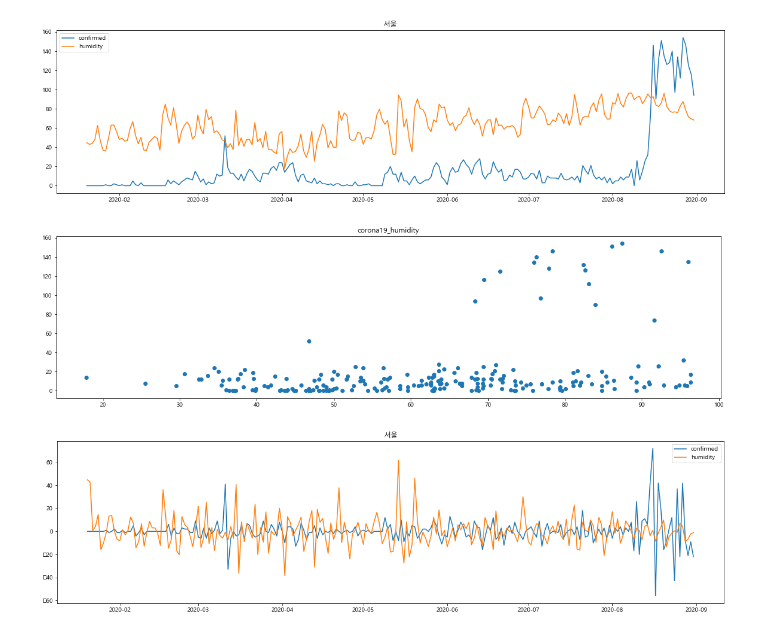
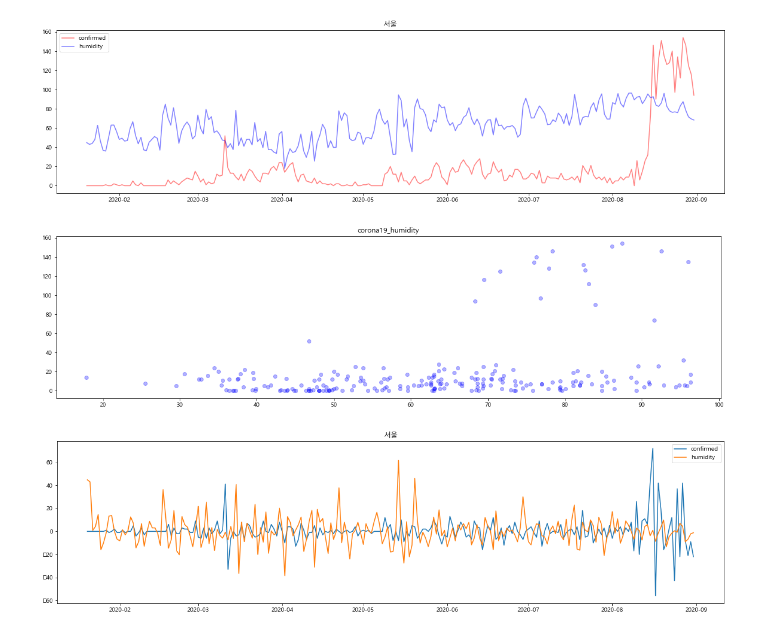
Before and after one commit to leeisack/project_AI_AMONG_US, a Jupyter notebook: sia_proj/corona.ipynb, the cells around one changed output. Cells and saved outputs as stored; diff of their text form; code cells hidden in the pictures.

```diff
--- a/sia_proj/corona.ipynb
+++ b/sia_proj/corona.ipynb
@@ -47,25 +47,25 @@ seoul_humidity = seoul_humidity.drop(seoul_humidity.index[-1:-6:-1])
 # %%
 import matplotlib.pyplot as plt
 from matplotlib import font_manager, rc
 
 font_name = font_manager.FontProperties(fname="c:/Windows/Fonts/malgun.ttf").get_name()
 rc('font', family=font_name)
 
 plt.figure(figsize=(20, 5))
-plt.plot(seoul_confirmed['date'], seoul_confirmed['confirmed'], label='confirmed')
-plt.plot(seoul_humidity['date'], seoul_humidity['avg_relative_humidity'], label = 'humidity')
+plt.plot(seoul_confirmed['date'], seoul_confirmed['confirmed'], label='confirmed', c = 'r', alpha = 0.5)
+plt.plot(seoul_humidity['date'], seoul_humidity['avg_relative_humidity'], label = 'humidity', c = 'b', alpha = 0.5)
 plt.title("서울")
 plt.legend()
 plt.show()
 # %% [output]
-[figure, old version]
+[figure, new version]
 # %%
 plt.figure(figsize=(20, 5))
-plt.scatter(seoul_humidity['avg_relative_humidity'], seoul_confirmed['confirmed'])
+plt.scatter(seoul_humidity['avg_relative_humidity'], seoul_confirmed['confirmed'], c = 'blue', alpha = 0.3)
 plt.title('corona19_humidity')
 plt.show()
 # %% [output]
-[figure, old version]
+[figure, new version]
 # %%
 for i in range(len(seoul_confirmed)-1, 1, -1):
     seoul_confirmed['confirmed'][i] = seoul_confirmed['confirmed'][i] - seoul_confirmed['confirmed'][i-1]
```
